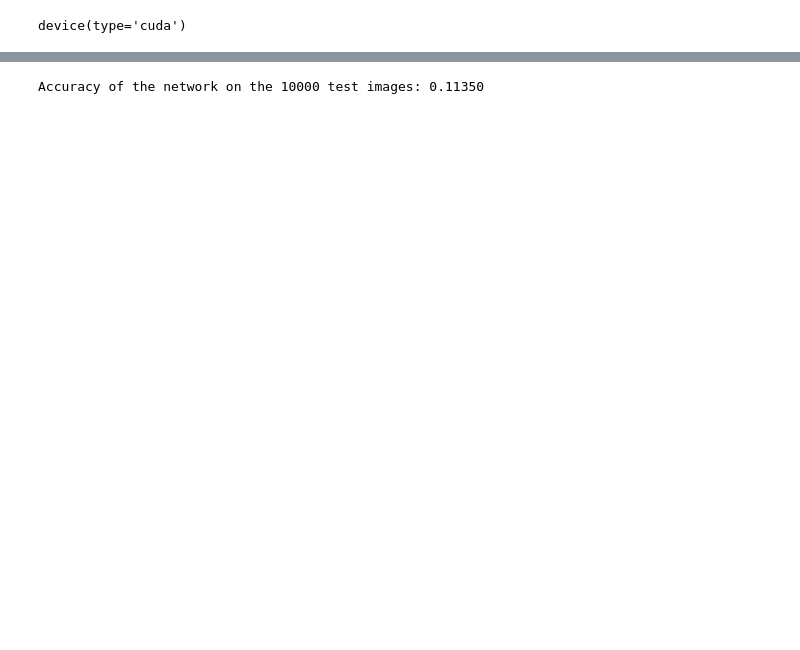
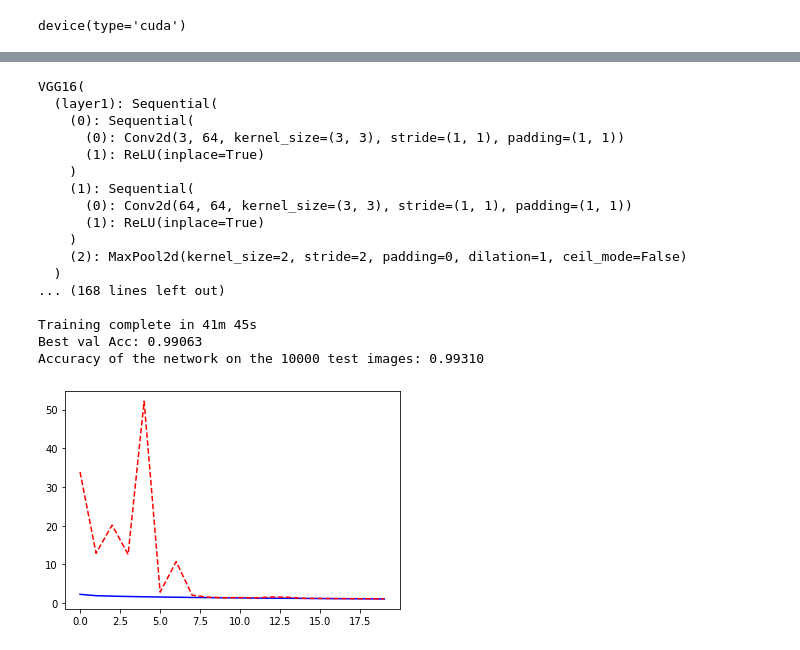
Before and after one commit to p2pc/optimchan, a Jupyter notebook: VGG Very Deep Convolutional Networks.ipynb, the cells around one changed output, grey strips where cells are left out. Saved outputs shown, nothing was run; the diff lists cells and outputs as text; code cells hidden in the pictures; blank space fills up the shorter version.

```diff
--- a/VGG Very Deep Convolutional Networks.ipynb
+++ b/VGG Very Deep Convolutional Networks.ipynb
@@ -518,14 +606,39 @@ Best val Acc: 0.11333
 # %%
+dataloaders = dict(train=train_loader, val=valid_loader)
+criterion = torch.nn.CrossEntropyLoss()
+model = VGG16(num_classes).to(device)
+optimizer = torch.optim.Adagrad(model.parameters(), lr=learning_rate)
+print(model)
+print("Total number of parameters =", np.sum([np.prod(parameter.shape) for parameter in model.parameters()]))
+model, losses, accuracies = train_val_model(model, criterion, optimizer, dataloaders, num_epochs=20, log_interval=1)
+_ = plt.plot(losses['train'], '-b', losses['val'], '--r')
 with torch.no_grad():
     correct = 0
     total = 0
     for images, labels in test_loader:
         images = images.to(device)
         labels = labels.to(device)
         outputs = model(images)
         _, predicted = torch.max(outputs.data, 1)
         total += labels.size(0)
         correct += (predicted == labels).sum().item()
     print('Accuracy of the network on the 10000 test images: {:.5f} '.format(correct / total))
 # %% [output]
-Accuracy of the network on the 10000 test images: 0.11350
+VGG16(
+  (layer1): Sequential(
+    (0): Sequential(
+      (0): Conv2d(3, 64, kernel_size=(3, 3), stride=(1, 1), padding=(1, 1))
+      (1): ReLU(inplace=True)
+    )
+    (1): Sequential(
+      (0): Conv2d(64, 64, kernel_size=(3, 3), stride=(1, 1), padding=(1, 1))
+      (1): ReLU(inplace=True)
+    )
+    (2): MaxPool2d(kernel_size=2, stride=2, padding=0, dilation=1, ceil_mode=False)
+  )
+... (168 lines left out)
+
+Training complete in 41m 45s
+Best val Acc: 0.99063
+Accuracy of the network on the 10000 test images: 0.99310
+[figure, added]
```
Also changed, not shown: parts of 19 cells of this notebook, 7 other files.
